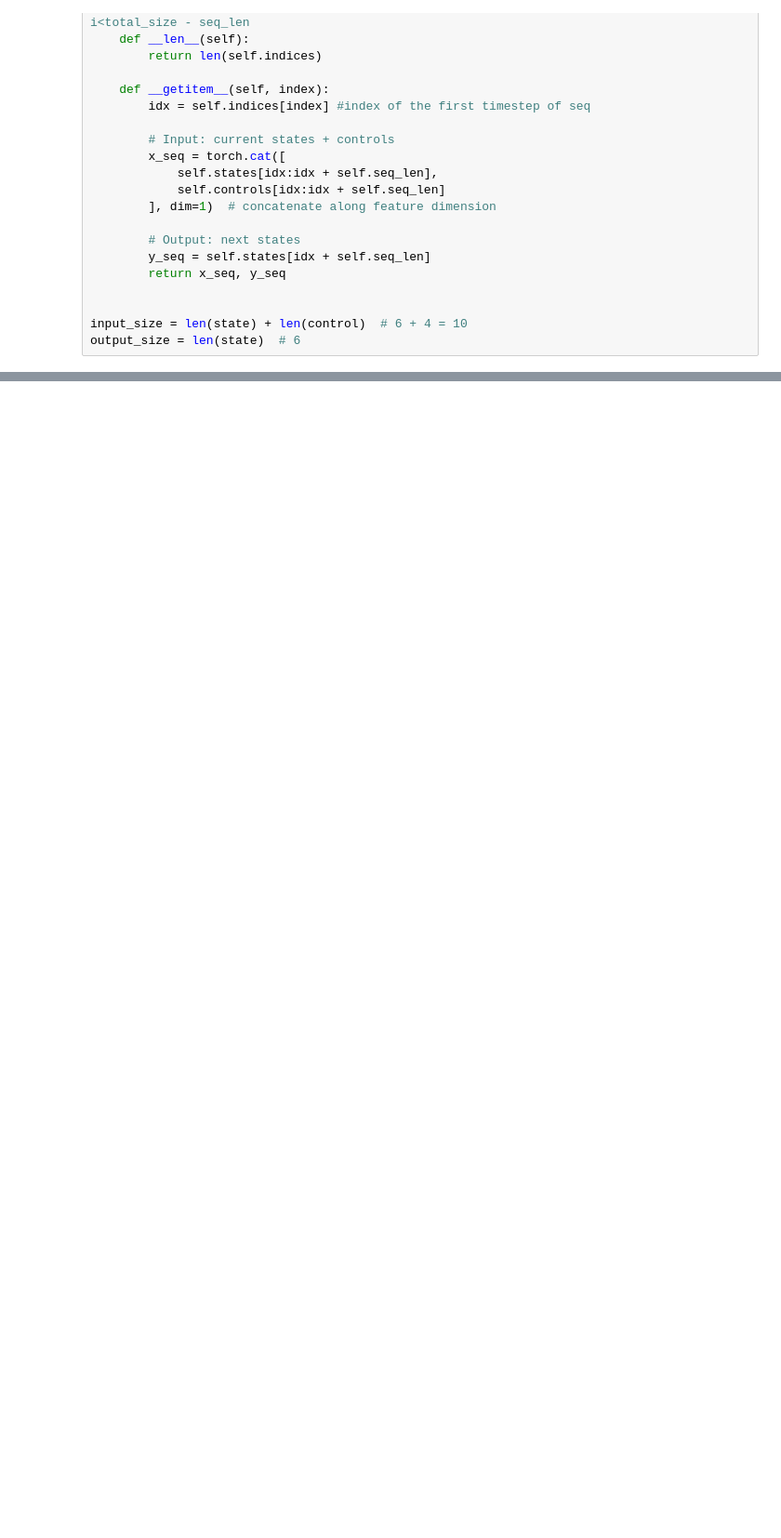
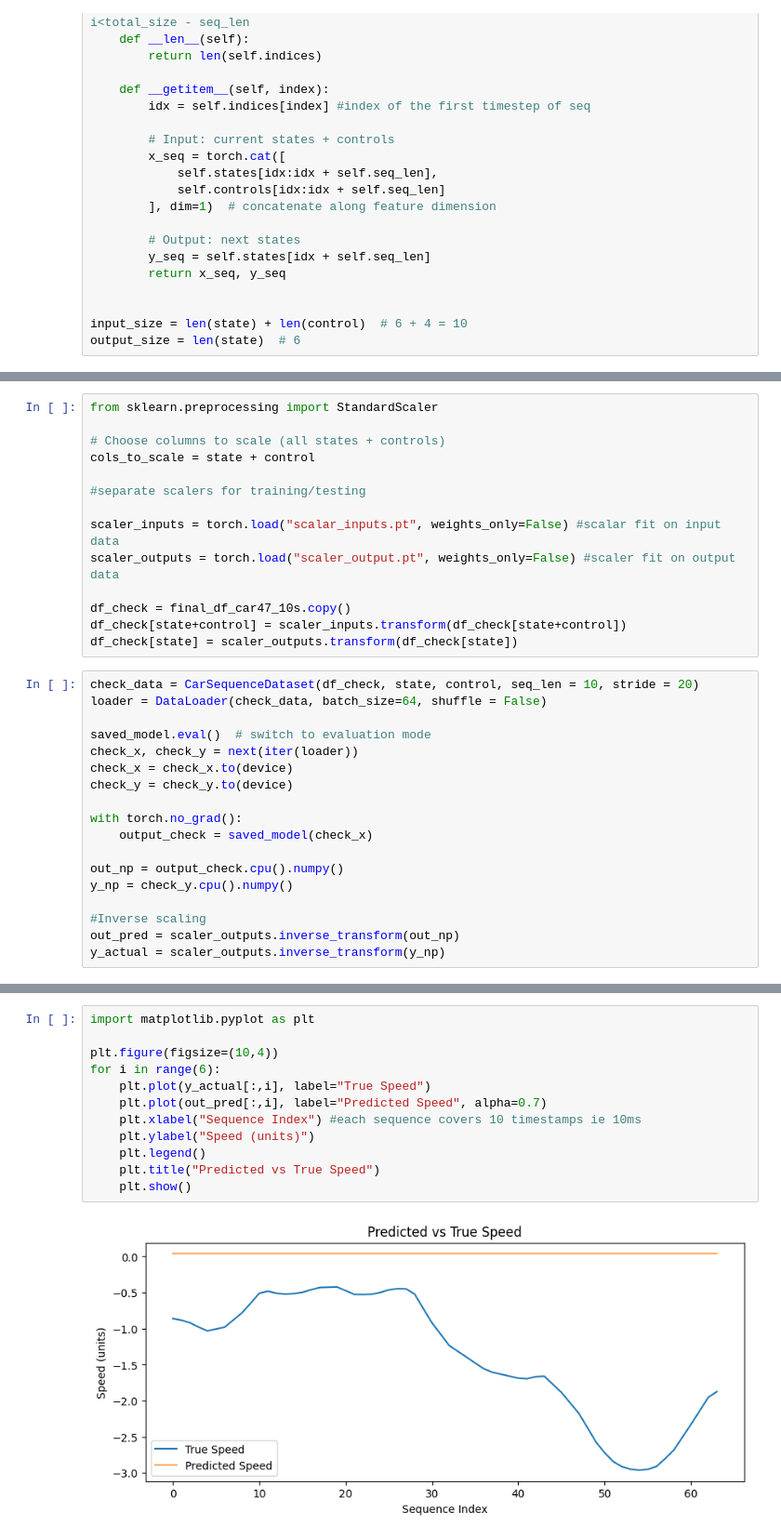
Before and after one commit to UBC-Solar/hack_the_track, a Jupyter notebook: backend/telemetry/data_optimiser_preprocessing.ipynb, the cells around one changed output, grey strips where cells are left out. Shown at 93% size. Cells and saved outputs as stored; diff of their text form; blank space fills up the shorter version.

```diff
--- a/backend/telemetry/data_optimiser_preprocessing.ipynb
+++ b/backend/telemetry/data_optimiser_preprocessing.ipynb
@@ -433,0 +355,32 @@ Epoch 10/10, Test Loss: 1.5165
+# %%
+from sklearn.preprocessing import StandardScaler
+
+# Choose columns to scale (all states + controls)
+cols_to_scale = state + control
+
+#separate scalers for training/testing
+
+scaler_inputs = torch.load("scalar_inputs.pt", weights_only=False) #scalar fit on input data
+scaler_outputs = torch.load("scaler_output.pt", weights_only=False) #scaler fit on output data
+
+df_check = final_df_car47_10s.copy()
+df_check[state+control] = scaler_inputs.transform(df_check[state+control])
+df_check[state] = scaler_outputs.transform(df_check[state])
+# %%
+check_data = CarSequenceDataset(df_check, state, control, seq_len = 10, stride = 20)
+loader = DataLoader(check_data, batch_size=64, shuffle = False)
+
+saved_model.eval()  # switch to evaluation mode
+check_x, check_y = next(iter(loader))
+check_x = check_x.to(device)
+check_y = check_y.to(device)
+
+with torch.no_grad():
+    output_check = saved_model(check_x)
+
+out_np = output_check.cpu().numpy()
+y_np = check_y.cpu().numpy()
+
+#Inverse scaling
+out_pred = scaler_outputs.inverse_transform(out_np)
+y_actual = scaler_outputs.inverse_transform(y_np)
@@ -433,0 +408,14 @@ Epoch 10/10, Test Loss: 1.5165
+# %%
+import matplotlib.pyplot as plt
+
+plt.figure(figsize=(10,4))
+for i in range(6):
+    plt.plot(y_actual[:,i], label="True Speed")
+    plt.plot(out_pred[:,i], label="Predicted Speed", alpha=0.7)
+    plt.xlabel("Sequence Index") #each sequence covers 10 timestamps ie 10ms
+    plt.ylabel("Speed (units)")
+    plt.legend()
+    plt.title("Predicted vs True Speed")
+    plt.show()
+# %% [output]
+[figure, added]
```
Also changed, not shown: parts of 19 cells of this notebook, 2 other files.
